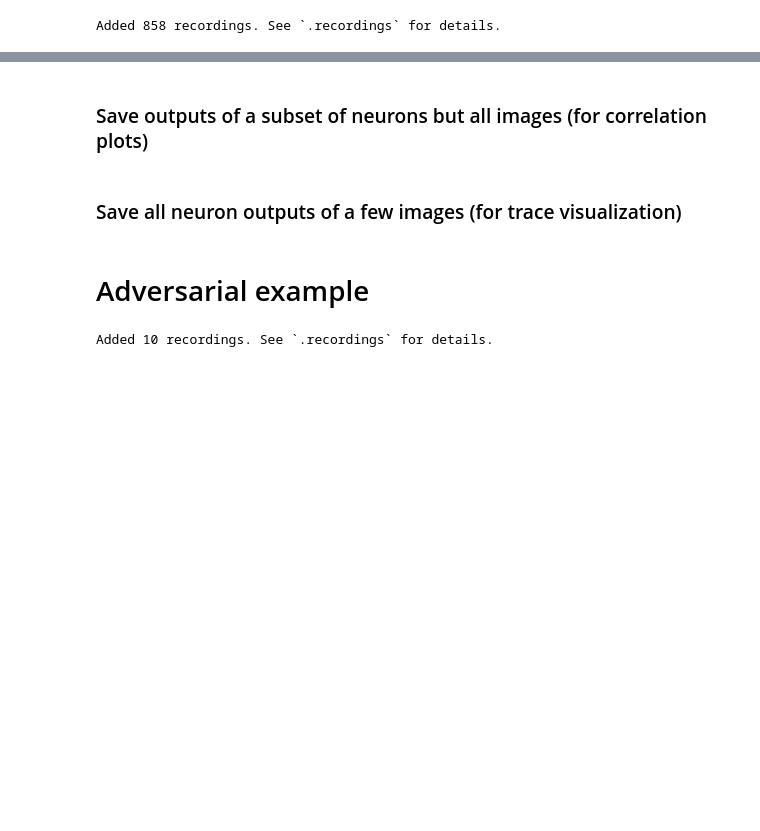
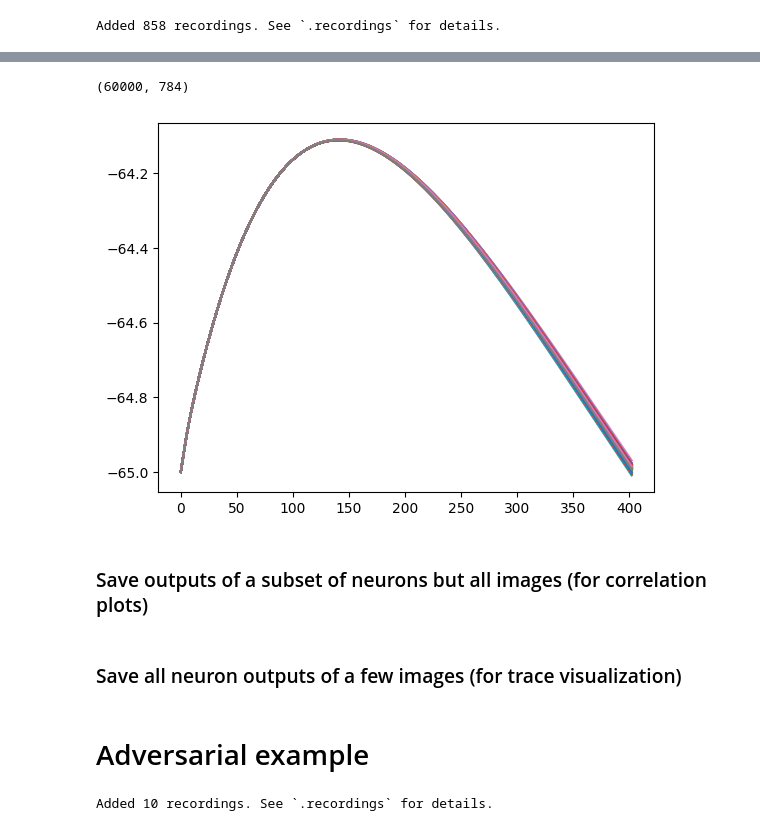
Before and after one commit to nblauch/jaxley_experiments, a Jupyter notebook: nex/fig6_mnist/notebooks/01_forward_passes.ipynb, the cells around one changed output, grey strips where cells are left out. Drawn from its saved outputs; the diff is of its cells as text; code cells hidden in the pictures; blank space fills up the shorter version.

```diff
--- a/nex/fig6_mnist/notebooks/01_forward_passes.ipynb
+++ b/nex/fig6_mnist/notebooks/01_forward_passes.ipynb
@@ -491,6 +534,55 @@ Time:  81.226735830307
 all_voltages = np.concatenate(all_voltages, axis=0)
 all_labels = np.concatenate(all_labels, axis=0)
 all_images = np.concatenate(all_images, axis=0)
+# %%
+from torch.utils.data import DataLoader
+import torchvision
+
+transform = torchvision.transforms.Compose([
+    torchvision.transforms.Resize((224, 224)),
+    torchvision.transforms.ToTensor(),
+    ])
+train_dataset = torchvision.datasets.MNIST(root='../data', train=True, download=True, transform=transform)
+
+
+loader = DataLoader(train_dataset, batch_size=batchsize)
+
+batch = next(iter(loader))
+images, labels = batch
+
+# make images have 3 channel
+images = images.repeat(1,3, 1, 1)
+
+alexnet_outputs = alexnet_headless(images)
+alexnet_outputs = alexnet_outputs.detach().numpy()
+# %%
+train_images.shape
+# %% [output]
+(60000, 784)
+# %%
+test_dataset = torchvision.datasets.MNIST(root='../data', train=False, download=True, transform=transform)
+test_loader = DataLoader(test_dataset, batch_size=batchsize)
+
+all_voltages = []
+all_labels = []
+all_images = []
+batchsize = 128
+max_batches = 1
+for ii, batch in enumerate(test_loader):
+    images, labels = batch
+    # make images have 3 channel
+    images = images.repeat(1,3, 1, 1)
+    start_time = time.time()
+    alexnet_outputs = alexnet_headless(images)
+    alexnet_outputs = alexnet_outputs.detach().numpy()
+    voltages = vmapped_simulate(parameters, alexnet_outputs)
+    if ii >= max_batches-1:
+        break
+# %%
+plt.plot(voltages[:,0].transpose())
+plt.show()
+# %% [output]
+[figure, added]
 # %% [markdown]
 ### Save outputs of a subset of neurons but all images (for correlation plots)
 # %%
```
Also changed, not shown: parts of 24 cells of this notebook, 2 other files.
